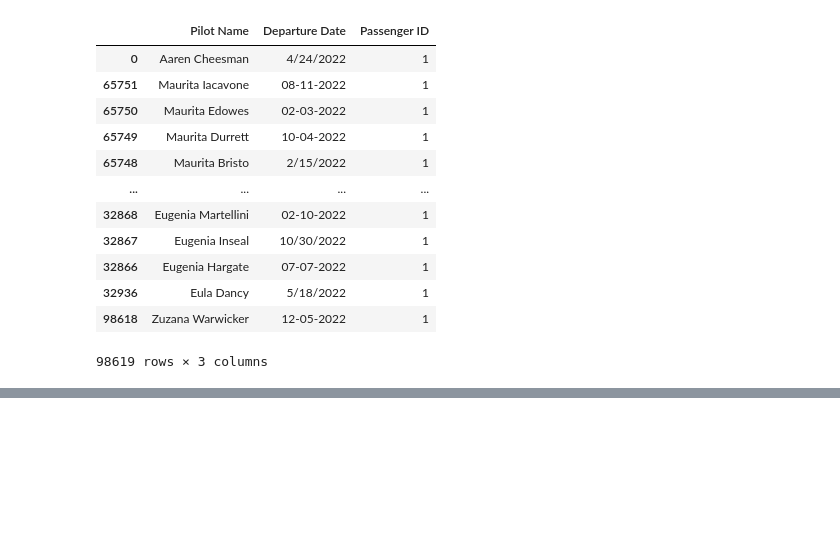
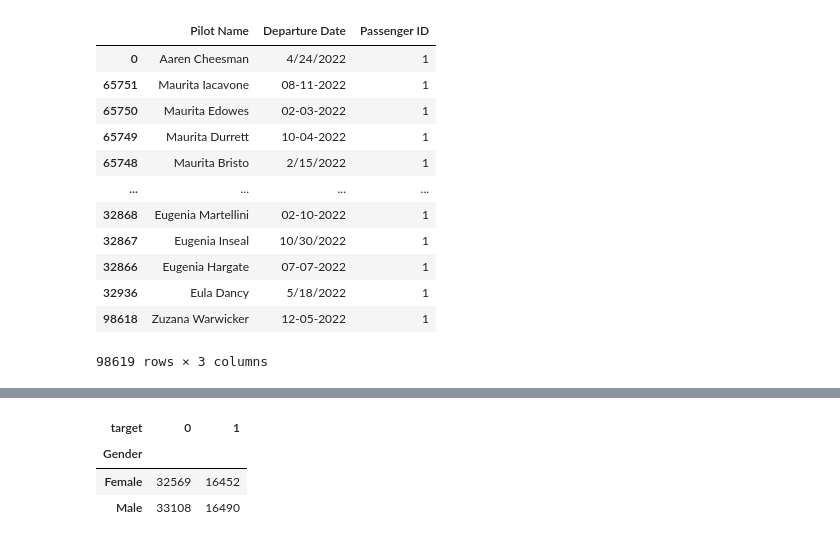
Before and after one commit to UznetDev/Data-science-home-work, a Jupyter notebook: 08_Okt_2024.ipynb, the cells around one changed output, grey strips where cells are left out. Saved outputs shown, nothing was run; the diff lists cells and outputs as text; code cells hidden in the pictures; blank space fills up the shorter version.

```diff
--- a/08_Okt_2024.ipynb
+++ b/08_Okt_2024.ipynb
@@ -80,0 +177,7 @@ count().reset_index().sort_values(by='Passenger ID', ascending=True).shape
+# %%
+my_df
+# %% [output]
+| target | 0 | 1 |
+| Gender |  |  |
+| Female | 32569 | 16452 |
+| Male | 33108 | 16490 |
```
Also changed, not shown: parts of 20 cells of this notebook.
